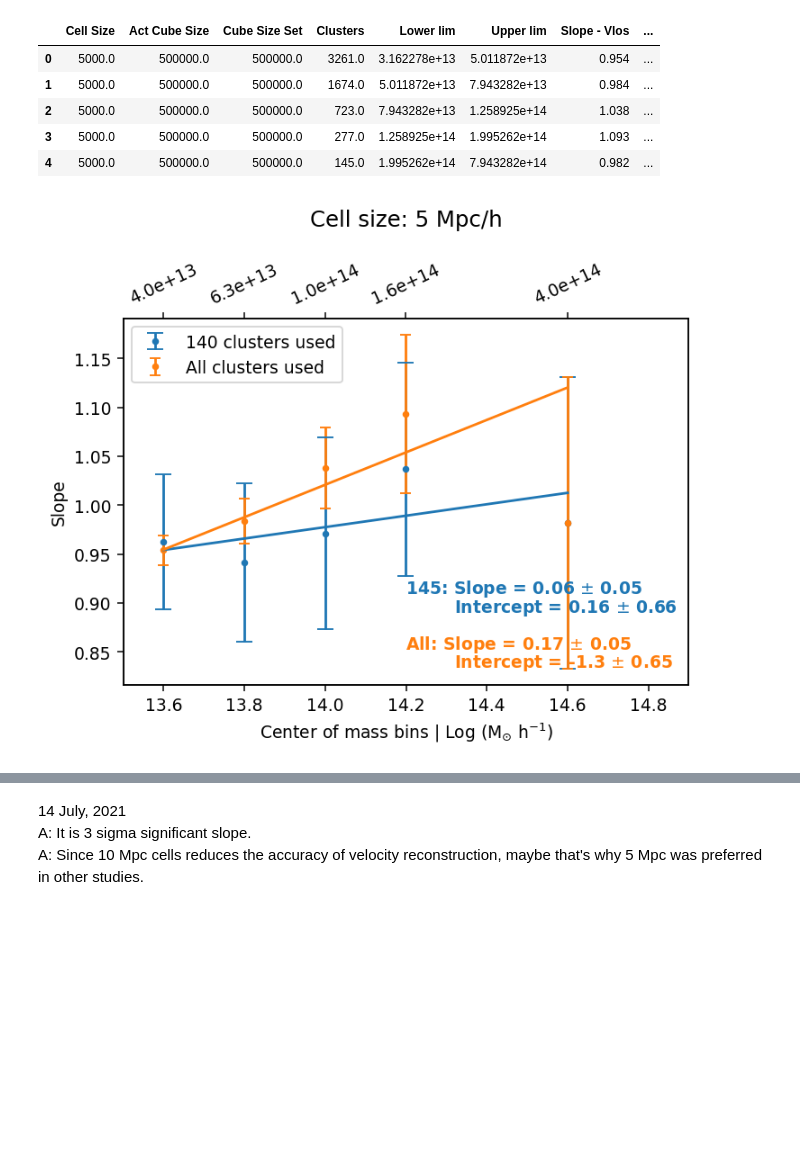
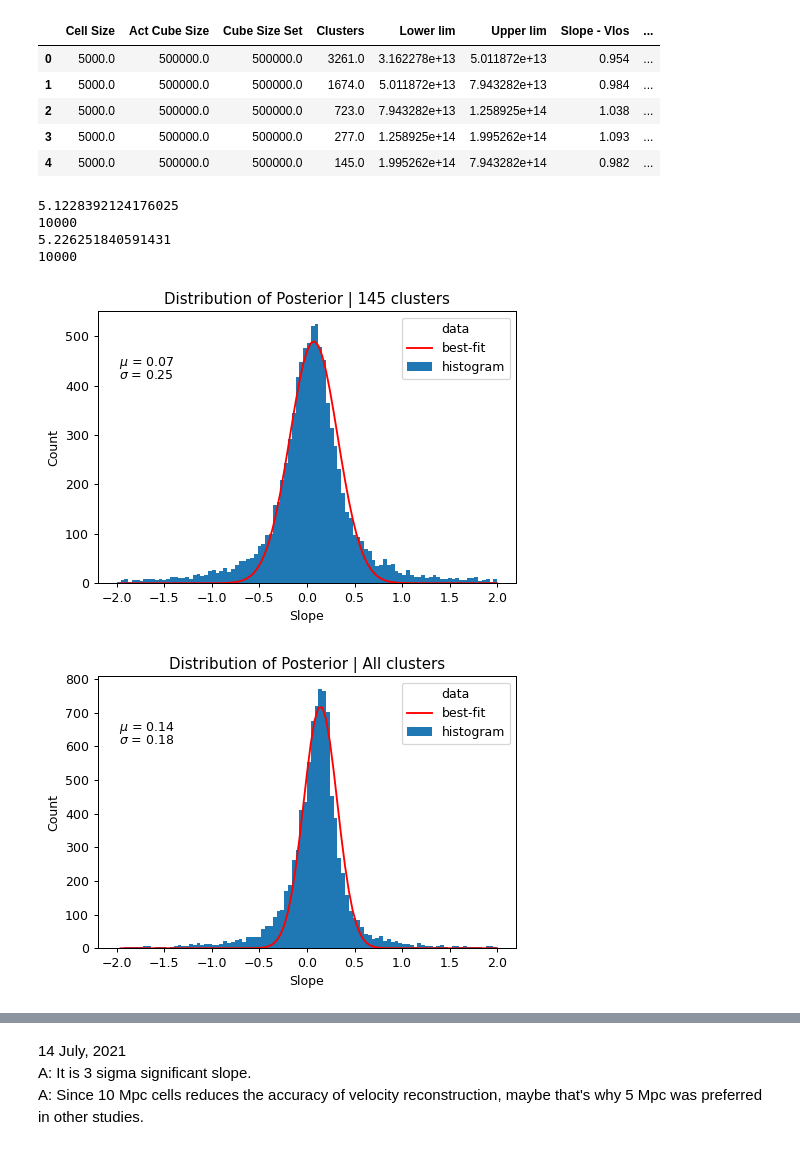
Before and after one commit to awaismirza92/velocity-reconstruction-and-kinetic-SZ, a Jupyter notebook: codes/Bias_Problem/Clus_Mass_Bins.ipynb, the cells around one changed output, grey strips where cells are left out. Drawn from its saved outputs; the diff is of its cells as text; code cells hidden in the pictures; blank space fills up the shorter version.

```diff
--- a/codes/Bias_Problem/Clus_Mass_Bins.ipynb
+++ b/codes/Bias_Problem/Clus_Mass_Bins.ipynb
@@ -1119,3 +1144,20 @@ clus_mass_bins_results_all
 | 4 | 10000.0 | 500000.0 | 500000.0 | 145.0 | 1.995262e+14 | 7.943282e+14 | 0.856 | ... |
 # %% [markdown]
 The fit below line can be used as there is systematic underestimation of true velocity if we use low mass clusters (Tanimura's optical ones) instead of high mass clusters (Planck's).
+# %%
+def lmfit_gaussian_fit_func(x_values, y_values):
+
+    gaussian_model = GaussianModel()
+
+    fit_params = gaussian_model.guess(y_values, x = x_values)
+
+    result = gaussian_model.fit(y_values,
+                                params = fit_params,
+                                x = x_values)
+
+    result.plot_fit(data_kws = {'ms': 0}, fit_kws = {'color': 'r'})
+
+    return result
+
+# mass_bin_linmix_145['beta']
+# mass_bin_linmix_145['alpha']
@@ -1233,10 +1346,25 @@ clus_mass_bins_results_5000_all
 | 3 | 5000.0 | 500000.0 | 500000.0 | 277.0 | 1.258925e+14 | 1.995262e+14 | 1.093 | ... |
 | 4 | 5000.0 | 500000.0 | 500000.0 | 145.0 | 1.995262e+14 | 7.943282e+14 | 0.982 | ... |
 # %%
-plt.figure(dpi = dpi * 1.5)
-
 bins_centers_log = np.arange(13.6, 14.21, 0.2)
 bins_centers_log = np.append(bins_centers_log, 14.6)
+
+
+mass_bin_linmix_5000_145 = linmix_func(bins_centers_log,
+                                  clus_mass_bins_results_5000_145['Slope - Vlos'],
+                                  clus_mass_bins_results_5000_145['Error - Slope - Vlos'])
+
+plot_posterior(mass_bin_linmix_5000_145, title = '145 clusters')
+
+
+mass_bin_linmix_5000_all = linmix_func(bins_centers_log,
+                                  clus_mass_bins_results_5000_all['Slope - Vlos'],
+                                  clus_mass_bins_results_5000_all['Error - Slope - Vlos'])
+
+plot_posterior(mass_bin_linmix_5000_all, title = 'All clusters')
+
+
+plt.figure(dpi = dpi)
 
 plt.errorbar(bins_centers_log,
              clus_mass_bins_results_5000_145['Slope - Vlos'],
@@ -1291,31 +1419,36 @@ plt.text(x_pos_text, 0.25,
              transform=plt.gca().transAxes, color = 'C0', weight = 'bold')
 
 plt.text(x_pos_text + 0.085, 0.20,
              f"Intercept = {mass_bin_lmfit_145.params['intercept'].value.round(2)} $\pm$ " +
              f"{mass_bin_lmfit_145.params['intercept'].stderr.round(2)}",
              transform=plt.gca().transAxes, color = 'C0', weight = 'bold')
 
 
 
 
 
 mass_bin_lmfit_all = lmfit_func(bins_centers_log,
                            clus_mass_bins_results_5000_all['Slope - Vlos'],
                            clus_mass_bins_results_5000_all['Error - Slope - Vlos'])
 plt.plot(bins_centers_log,
          linear_func(bins_centers_log, mass_bin_lmfit_all.params['slope'].value,
                      mass_bin_lmfit_all.params['intercept'].value))
 
 plt.text(x_pos_text, 0.10,
              f"All: Slope = {mass_bin_lmfit_all.params['slope'].value.round(2)} $\pm$ " +
              f"{mass_bin_lmfit_all.params['slope'].stderr.round(2)}",
              transform=plt.gca().transAxes, color = 'C1', weight = 'bold')
 
 plt.text(x_pos_text + 0.085, 0.05,
              f"Intercept = {mass_bin_lmfit_all.params['intercept'].value.round(2)} $\pm$ " +
              f"{mass_bin_lmfit_all.params['intercept'].stderr.round(2)}",
              transform=plt.gca().transAxes, color = 'C1', weight = 'bold');
 
 plt.title('Cell size: 5 Mpc/h', fontsize = 13, pad = 55);
 # %% [output]
+5.1228392124176025
+10000
+5.226251840591431
+10000
-[figure, old version]
+[figure, new version]
+[figure, added]
```
Also changed, not shown: parts of 12 cells of this notebook.
